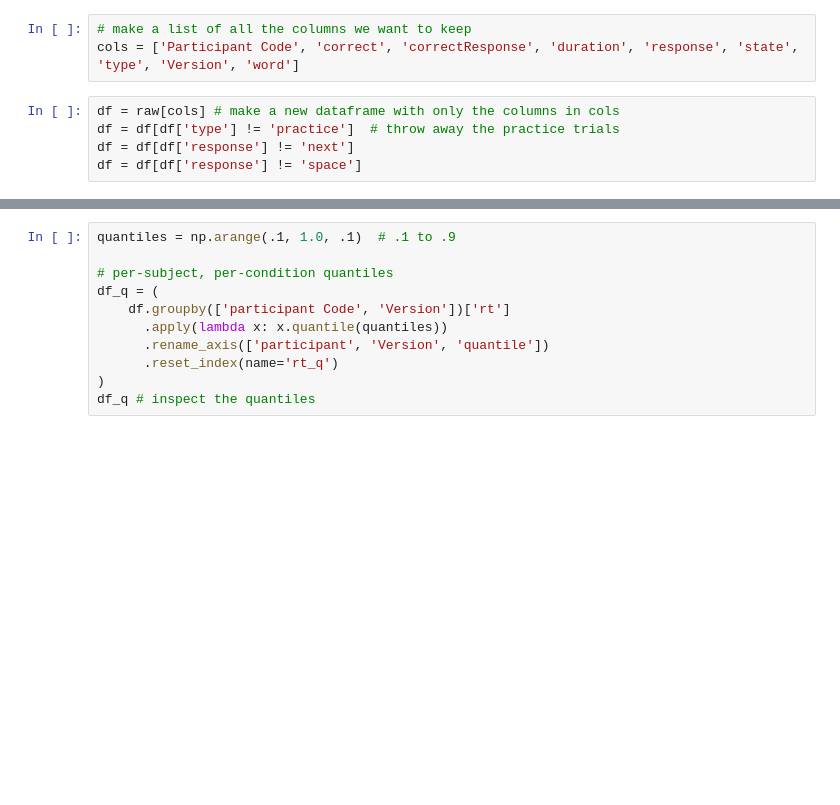
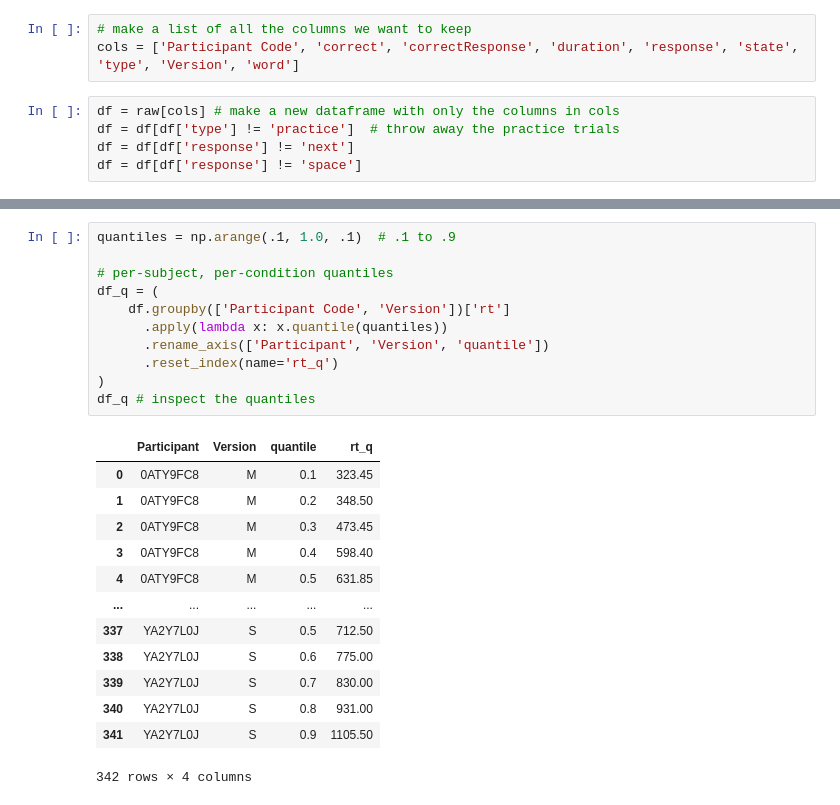
Before and after one commit to EmilieJN/Experimental-Psycholinguistics, a Jupyter notebook: data analysis/data.ipynb, the cells around one changed output, grey strips where cells are left out. Saved outputs shown, nothing was run; the diff lists cells and outputs as text; blank space fills up the shorter version.

```diff
--- a/data analysis/data.ipynb
+++ b/data analysis/data.ipynb
@@ -127,14 +195,28 @@ sns.despine()
 # %%
 quantiles = np.arange(.1, 1.0, .1)  # .1 to .9
 
 # per-subject, per-condition quantiles
 df_q = (
-    df.groupby(['participant Code', 'Version'])['rt']
+    df.groupby(['Participant Code', 'Version'])['rt']
       .apply(lambda x: x.quantile(quantiles))
-      .rename_axis(['participant', 'Version', 'quantile'])
+      .rename_axis(['Participant', 'Version', 'quantile'])
       .reset_index(name='rt_q')
 )
 df_q # inspect the quantiles
+# %% [output]
+|  | Participant | Version | quantile | rt_q |
+| 0 | 0ATY9FC8 | M | 0.1 | 323.45 |
+| 1 | 0ATY9FC8 | M | 0.2 | 348.50 |
+| 2 | 0ATY9FC8 | M | 0.3 | 473.45 |
+| 3 | 0ATY9FC8 | M | 0.4 | 598.40 |
+| 4 | 0ATY9FC8 | M | 0.5 | 631.85 |
+| ... | ... | ... | ... | ... |
+| 337 | YA2Y7L0J | S | 0.5 | 712.50 |
+| 338 | YA2Y7L0J | S | 0.6 | 775.00 |
+| 339 | YA2Y7L0J | S | 0.7 | 830.00 |
+| 340 | YA2Y7L0J | S | 0.8 | 931.00 |
+| 341 | YA2Y7L0J | S | 0.9 | 1105.50 |
+342 rows × 4 columns
 # %%
 
 ax = sns.lineplot(data=df_q, x='quantile', y='rt_q', hue='Version', marker='o')
```
Also changed, not shown: parts of 14 cells of this notebook, 6 other files.
